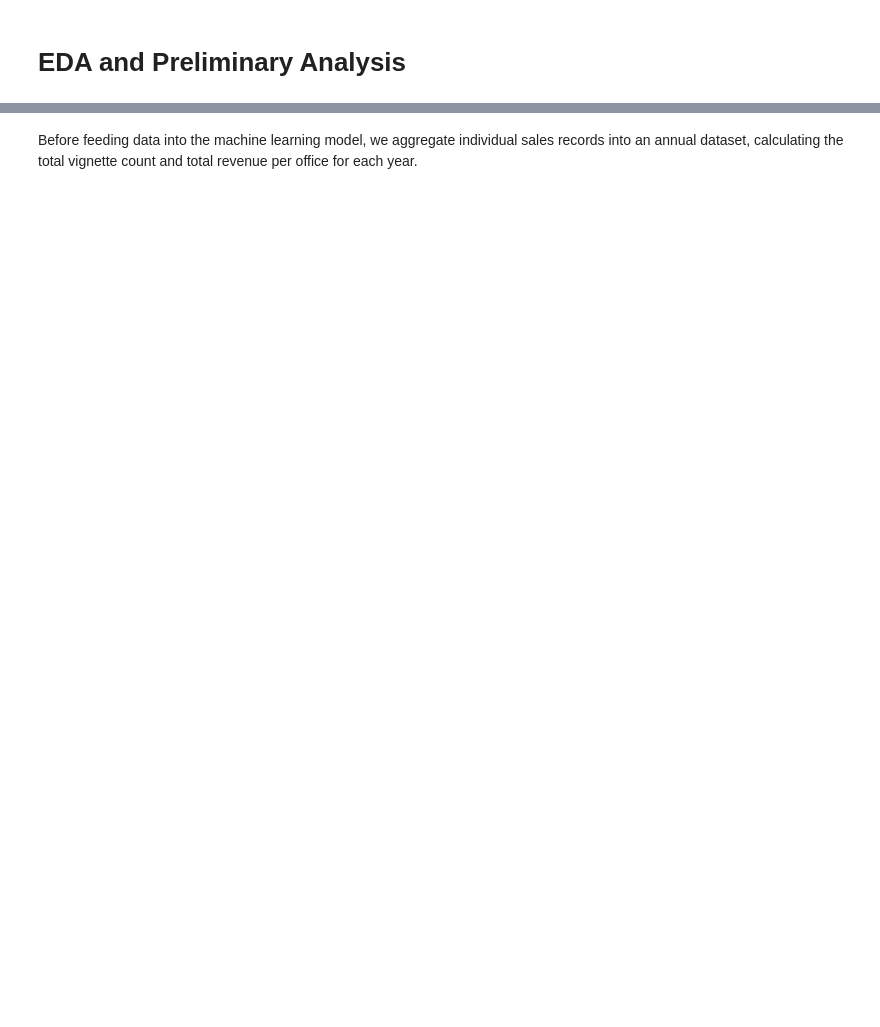
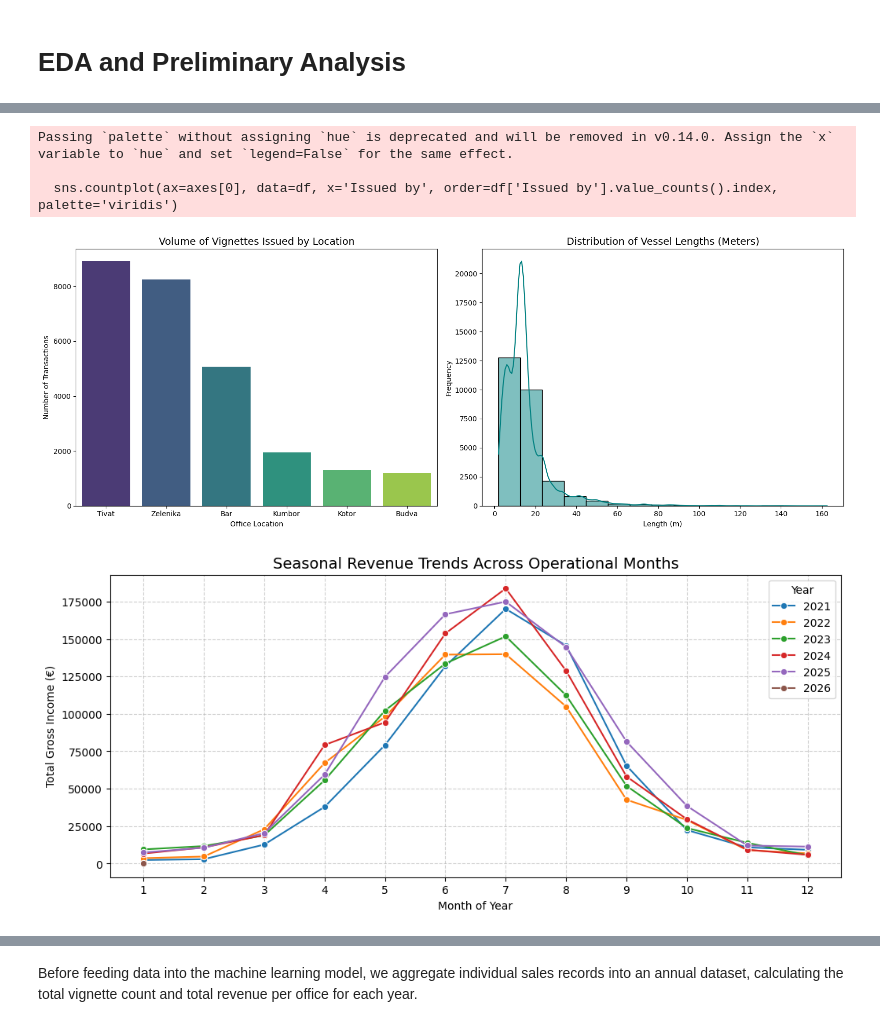
Before and after one commit to CharleyHananiaGA/jelena_dsb_capstone, a Jupyter notebook: JelenaVasic_capstone.ipynb, the cells around one changed output, grey strips where cells are left out. Drawn from its saved outputs; the diff is of its cells as text; code cells hidden in the pictures; blank space fills up the shorter version.

```diff
--- a/JelenaVasic_capstone.ipynb
+++ b/JelenaVasic_capstone.ipynb
@@ -211,0 +233,11 @@ Forecasted vignette inventory needed for 2027: 499
+# %%
+# Convert plain text columns to formal calendar datetimes
+df['Valid from'] = pd.to_datetime(df['Valid from'])
+df['Valid until'] = pd.to_datetime(df['Valid until'])
+
+# Extract dedicated time features for finer operational insights
+df['Year'] = df['Valid from'].dt.year
+df['Month'] = df['Valid from'].dt.month
+
+print("\nDates successfully normalized! Extracted 'Year' and 'Month' features.")
+print(df[['Valid from', 'Year', 'Month']].head())
@@ -211,0 +292,40 @@ Forecasted vignette inventory needed for 2027: 499
+# %%
+import matplotlib.pyplot as plt
+import seaborn as sns
+
+# Set up a structured canvas for our primary insights
+fig, axes = plt.subplots(1, 2, figsize=(16, 6))
+
+# Plot 1: Volume of Vignettes Issued by Location
+sns.countplot(ax=axes[0], data=df, x='Issued by', order=df['Issued by'].value_counts().index, palette='viridis')
+axes[0].set_title('Volume of Vignettes Issued by Location', fontsize=14)
+axes[0].set_xlabel('Office Location')
+axes[0].set_ylabel('Number of Transactions')
+
+# Plot 2: Distribution of Vessel Lengths
+sns.histplot(ax=axes[1], data=df, x='Length of the vessel', bins=15, kde=True, color='teal')
+axes[1].set_title('Distribution of Vessel Lengths (Meters)', fontsize=14)
+axes[1].set_xlabel('Length (m)')
+axes[1].set_ylabel('Frequency')
+
+plt.tight_layout()
+plt.show()
+
+# Plot 3: Seasonal Revenue Trends Across Years
+monthly_trend = df.groupby(['Year', 'Month'])['Total price €'].sum().reset_index()
+
+plt.figure(figsize=(12, 5))
+sns.lineplot(data=monthly_trend, x='Month', y='Total price €', hue='Year', marker='o', palette='tab10')
+plt.title('Seasonal Revenue Trends Across Operational Months', fontsize=14)
+plt.xlabel('Month of Year')
+plt.ylabel('Total Gross Income (€)')
+plt.xticks(range(1, 13))
+plt.legend(title='Year')
+plt.grid(True, linestyle='--', alpha=0.6)
+plt.show()
+# %% [output]
+Passing `palette` without assigning `hue` is deprecated and will be removed in v0.14.0. Assign the `x` variable to `hue` and set `legend=False` for the same effect.
+
+  sns.countplot(ax=axes[0], data=df, x='Issued by', order=df['Issued by'].value_counts().index, palette='viridis')
+[figure, added]
+[figure, added]
```
Also changed, not shown: parts of 65 cells of this notebook.
